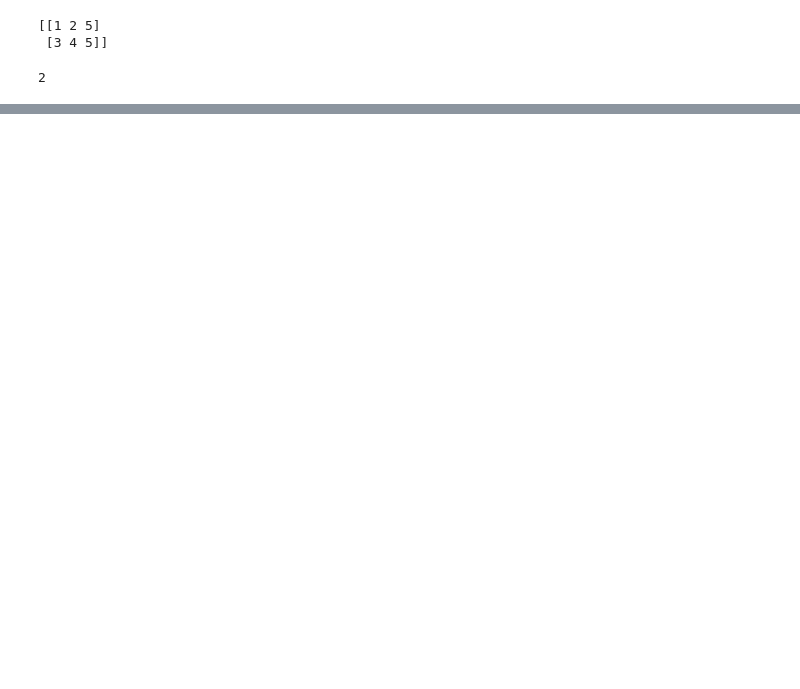
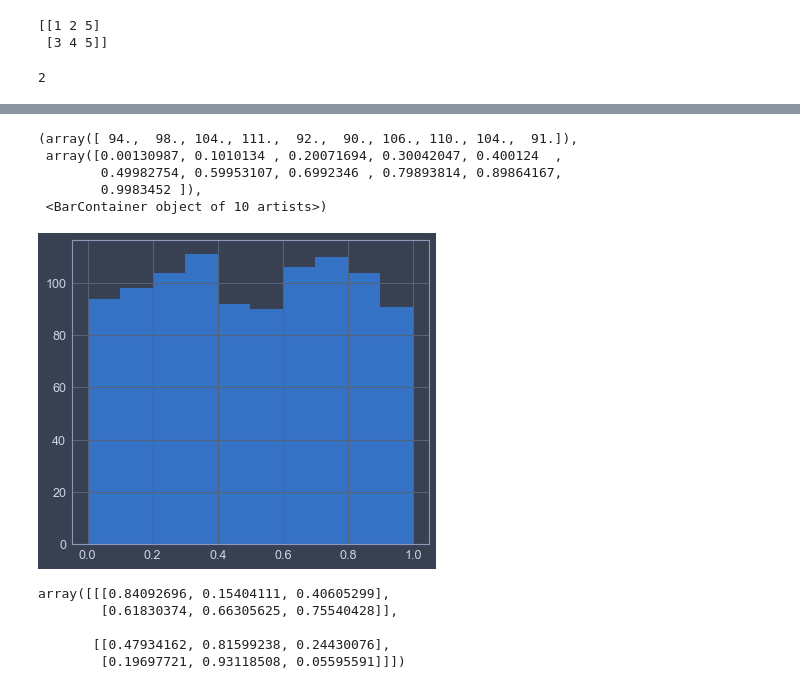
Before and after one commit to SunDocker/python_data_analysis, a Jupyter notebook: Numpy.ipynb, the cells around one changed output, grey strips where cells are left out. Cells and saved outputs as stored; diff of their text form; code cells hidden in the pictures; blank space fills up the shorter version.

```diff
--- a/Numpy(outdated).ipynb
+++ b/Numpy.ipynb
@@ -1683,0 +2386,21 @@ np.linalg.matrix_rank(e)
+# %%
+from jupyterthemes import jtplot
+jtplot.style()
+from matplotlib import pyplot as plt
+a = np.random.rand(1000)
+plt.hist(a)
+# %% [output]
+(array([ 94.,  98., 104., 111.,  92.,  90., 106., 110., 104.,  91.]),
+ array([0.00130987, 0.1010134 , 0.20071694, 0.30042047, 0.400124  ,
+        0.49982754, 0.59953107, 0.6992346 , 0.79893814, 0.89864167,
+        0.9983452 ]),
+ <BarContainer object of 10 artists>)
+[figure, added]
+# %%
+np.random.rand(2, 2, 3)
+# %% [output]
+array([[[0.84092696, 0.15404111, 0.40605299],
+        [0.61830374, 0.66305625, 0.75540428]],
+
+       [[0.47934162, 0.81599238, 0.24430076],
+        [0.19697721, 0.93118508, 0.05595591]]])
```
Also changed, not shown: parts of 143 cells of this notebook, 7 other files.
